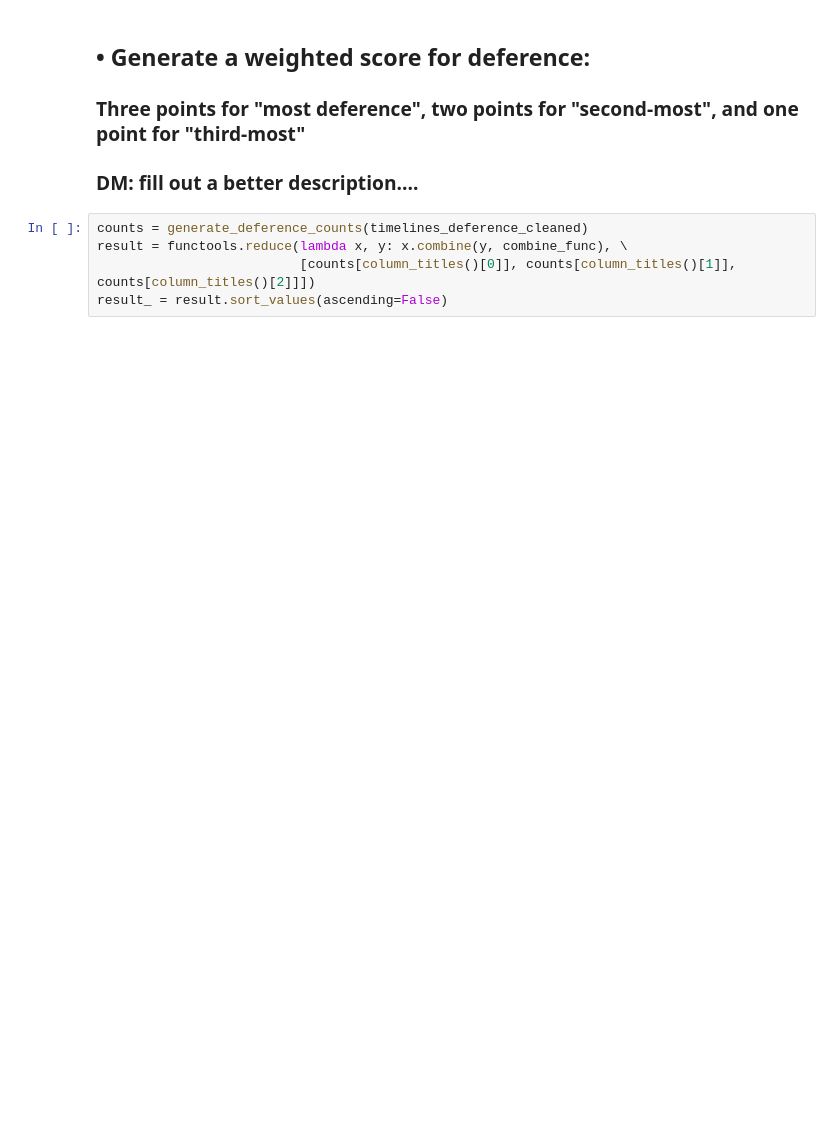
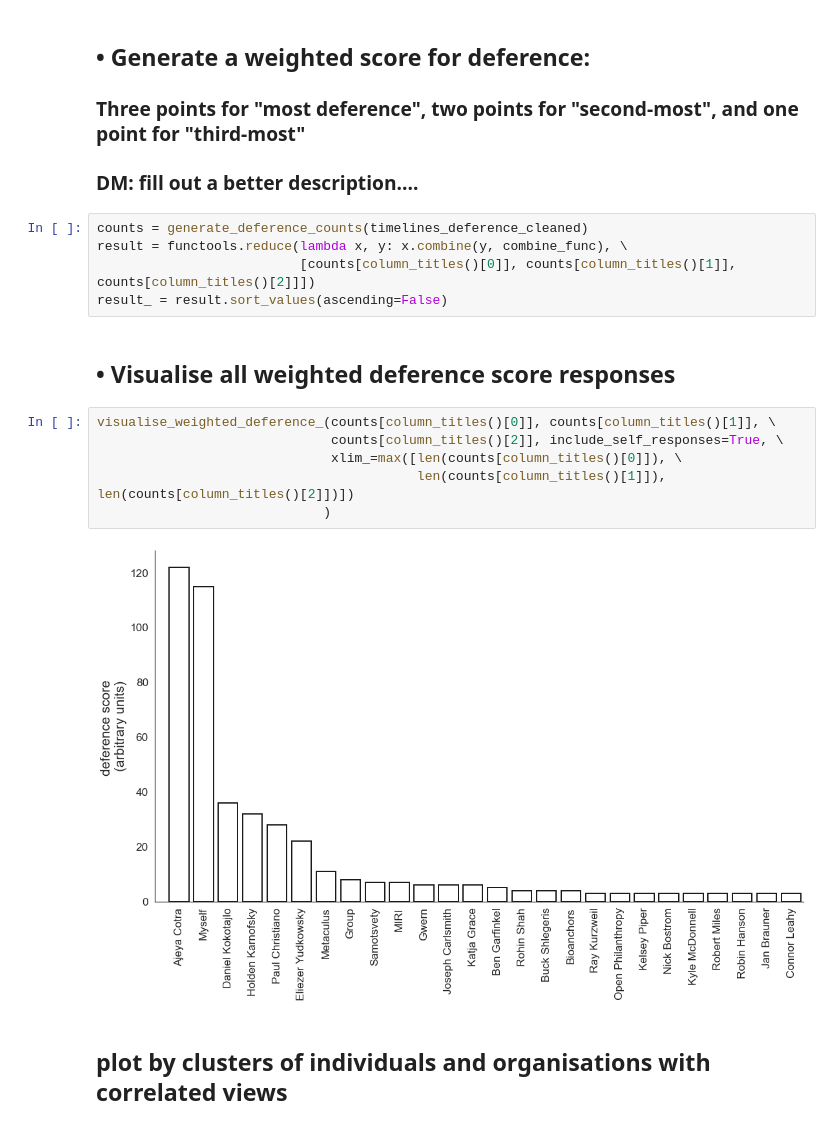
Before and after one commit to mccaffary/AI-timelines-deference, a Jupyter notebook: src/timeline_deference_survey_visualisation_.ipynb, the cells around one changed output. Saved outputs shown, nothing was run; the diff lists cells and outputs as text; blank space fills up the shorter version.

```diff
--- a/src/timeline_deference_survey_visualisation_.ipynb
+++ b/src/timeline_deference_survey_visualisation_.ipynb
@@ -58,3 +62,15 @@ counts = generate_deference_counts(timelines_deference_cleaned)
 result = functools.reduce(lambda x, y: x.combine(y, combine_func), \
                           [counts[column_titles()[0]], counts[column_titles()[1]], counts[column_titles()[2]]])
 result_ = result.sort_values(ascending=False)
+# %% [markdown]
+## • Visualise all weighted deference score responses
+# %%
+visualise_weighted_deference_(counts[column_titles()[0]], counts[column_titles()[1]], \
+                              counts[column_titles()[2]], include_self_responses=True, \
+                              xlim_=max([len(counts[column_titles()[0]]), \
+                                         len(counts[column_titles()[1]]), len(counts[column_titles()[2]])])
+                             )
+# %% [output]
+[figure, added]
+# %% [markdown]
+## plot by clusters of individuals and organisations with correlated views
```
Also changed, not shown: parts of 32 cells of this notebook, 1 other file.
